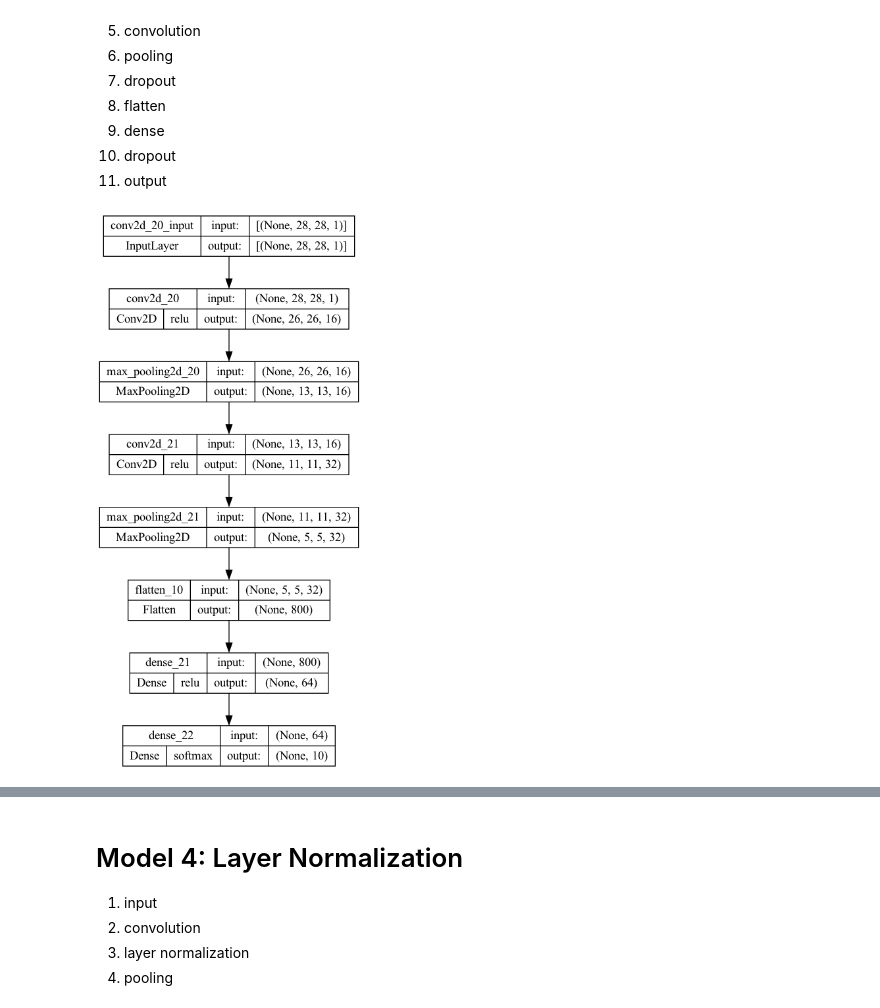
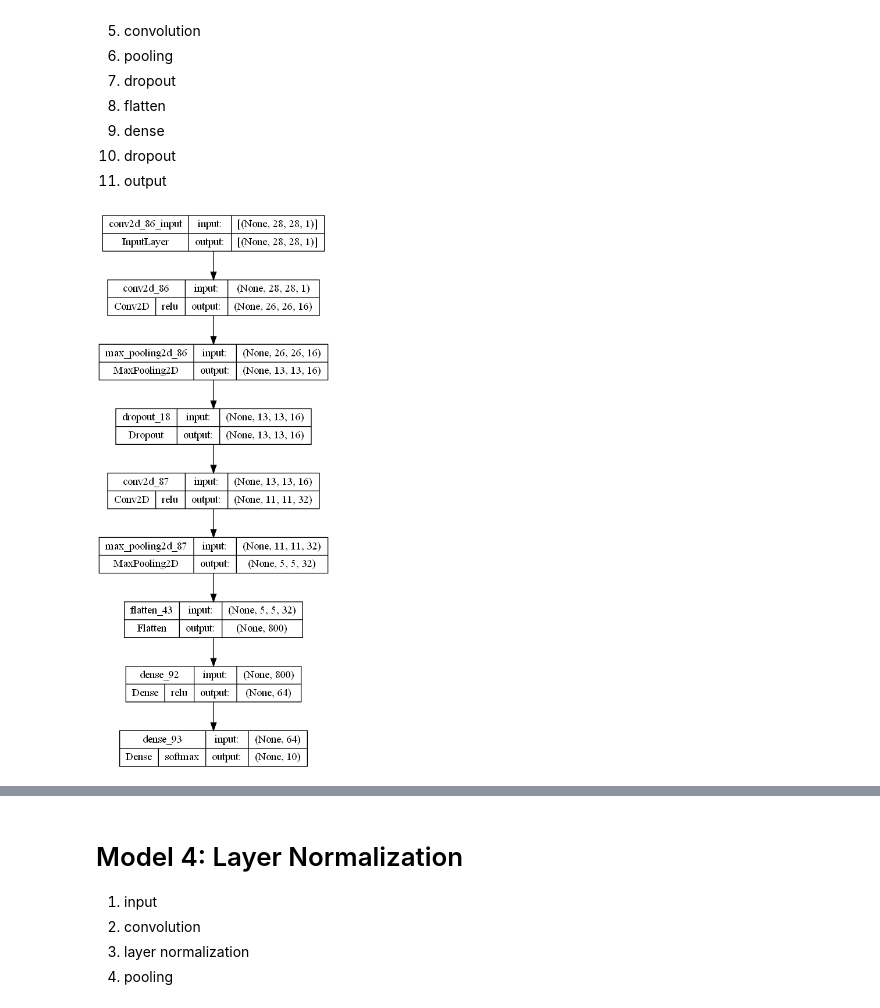
Before and after one commit to leonardocarboni/cv-carboni-bais, a Jupyter notebook: assignment4/cnn.ipynb, the cells around one changed output, grey strips where cells are left out. Drawn from its saved outputs; the diff is of its cells as text; code cells hidden in the pictures.

```diff
--- a/assignment4/cnn.ipynb
+++ b/assignment4/cnn.ipynb
@@ -129,22 +143,23 @@ plot_loss(history, "Baseline model")
 10. dropout
 11. output
 # %%
+
 model2 = Sequential()
 model2.add(Conv2D(16, (3, 3), activation='relu', input_shape=(img_width, img_height, channels)))
 model2.add(MaxPooling2D(pool_size=(2, 2)))
-model.add(Dropout(0.3))
+model2.add(Dropout(0.3))
 model2.add(Conv2D(32, (3, 3), activation='relu'))
 model2.add(MaxPooling2D(pool_size=(2, 2)))
-model.add(Dropout(0.3))
+# model2.add(Dropout(0.3))
 model2.add(Flatten())
 model2.add(Dense(64, activation='relu'))
-model.add(Dropout(0.3))
+# model2.add(Dropout(0.3))
 model2.add(Dense(num_classes, activation='softmax'))
 
 model2.compile(loss='categorical_crossentropy', optimizer='adam', metrics=['accuracy'])
 plot_model(model2, show_shapes=True, show_layer_activations=True, to_file="./Models/model2.png")
 # %% [output]
-[figure, old version]
+[figure, new version]
 # %%
 history2 = model2.fit(x_train, y_train, validation_data=(x_validation, y_validation), epochs=15)
 # %% [output]
```
Also changed, not shown: parts of 29 cells of this notebook, 20 other files.
